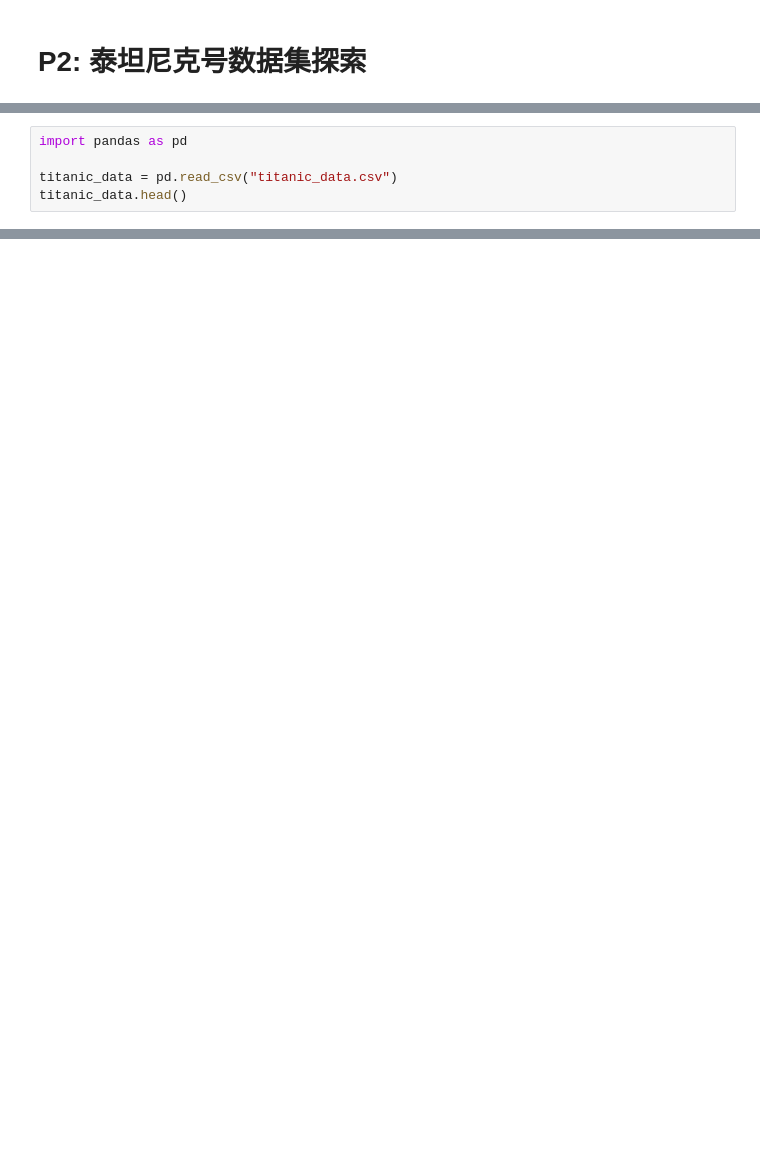
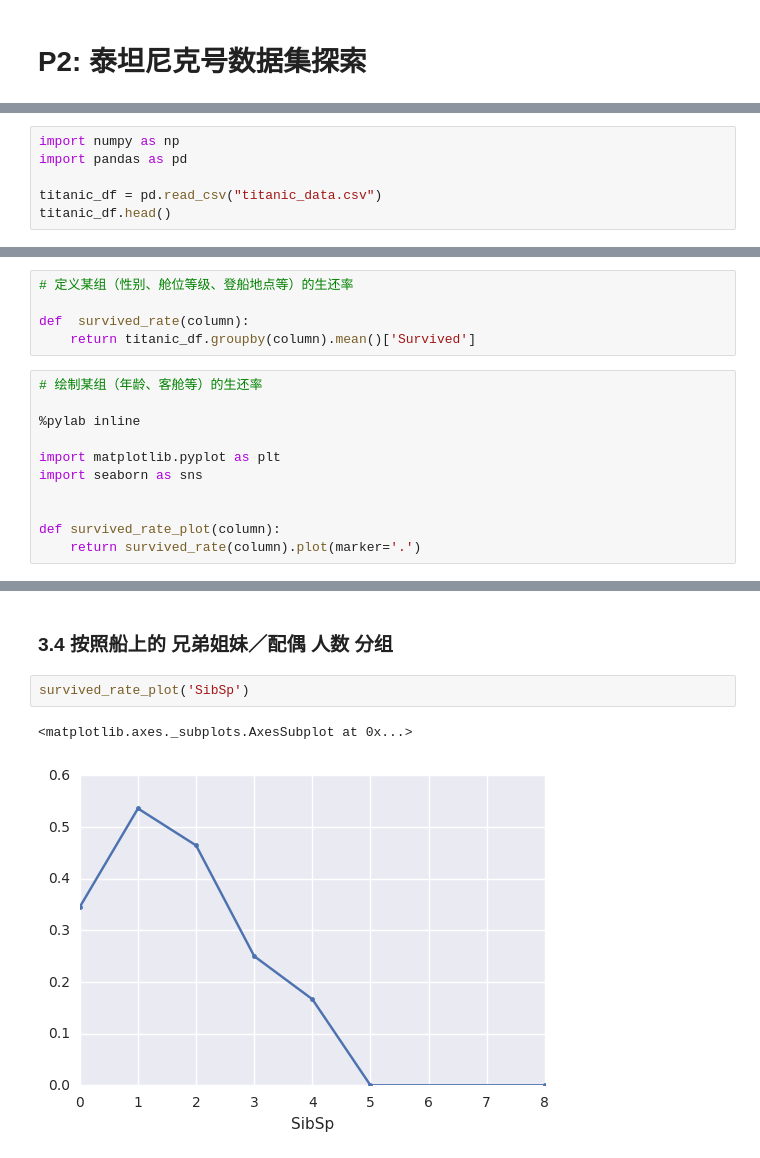
Before and after one commit to feng2740249312/P2_titanic, a Jupyter notebook: P2_Titanic.ipynb, the cells around one changed output, grey strips where cells are left out. Saved outputs shown, nothing was run; the diff lists cells and outputs as text; blank space fills up the shorter version.

```diff
--- a/P2_Titanic.ipynb
+++ b/P2_Titanic.ipynb
@@ -19,8 +19,9 @@
 # %%
+import numpy as np
 import pandas as pd
 
-titanic_data = pd.read_csv("titanic_data.csv")
-titanic_data.head()
+titanic_df = pd.read_csv("titanic_data.csv")
+titanic_df.head()
 # %% [output]
 |  | PassengerId | Survived | Pclass | Name | Sex | Age | SibSp | Parch | Ticket | Fare | ... |
 | 0 | 1 | 0 | 3 | Braund, Mr. Owen Harris | male | 22.0 | 1 | 0 | A/5 21171 | 7.2500 | ... |
@@ -43,0 +51,16 @@ titanic_data.head()
+# %%
+# 定义某组（性别、舱位等级、登船地点等）的生还率
+
+def  survived_rate(column):
+    return titanic_df.groupby(column).mean()['Survived']
+# %%
+# 绘制某组（年龄、客舱等）的生还率
+
+%pylab inline
+
+import matplotlib.pyplot as plt
+import seaborn as sns
+
+
+def survived_rate_plot(column):
+    return survived_rate(column).plot(marker='.')
@@ -43,0 +98,7 @@ titanic_data.head()
+# %% [markdown]
+### 3.4 按照船上的 兄弟姐妹／配偶 人数 分组
+# %%
+survived_rate_plot('SibSp')
+# %% [output]
+<matplotlib.axes._subplots.AxesSubplot at 0x...>
+[figure, added]
```
Also changed, not shown: parts of 15 cells of this notebook.
